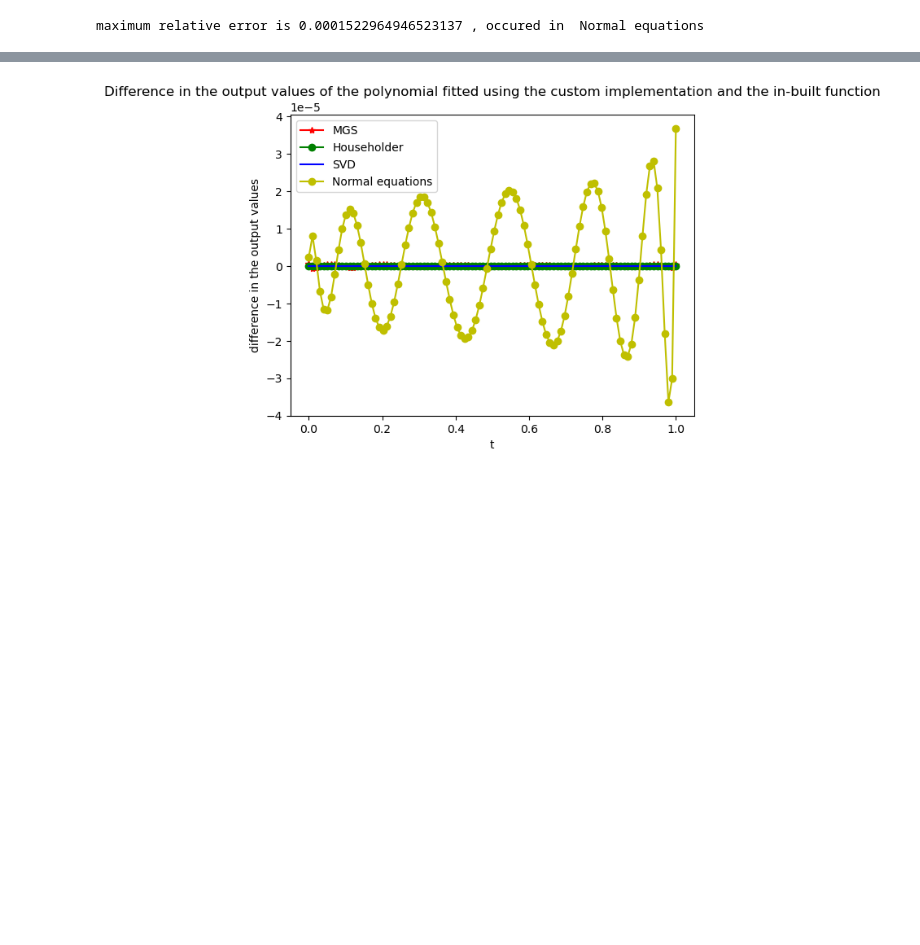
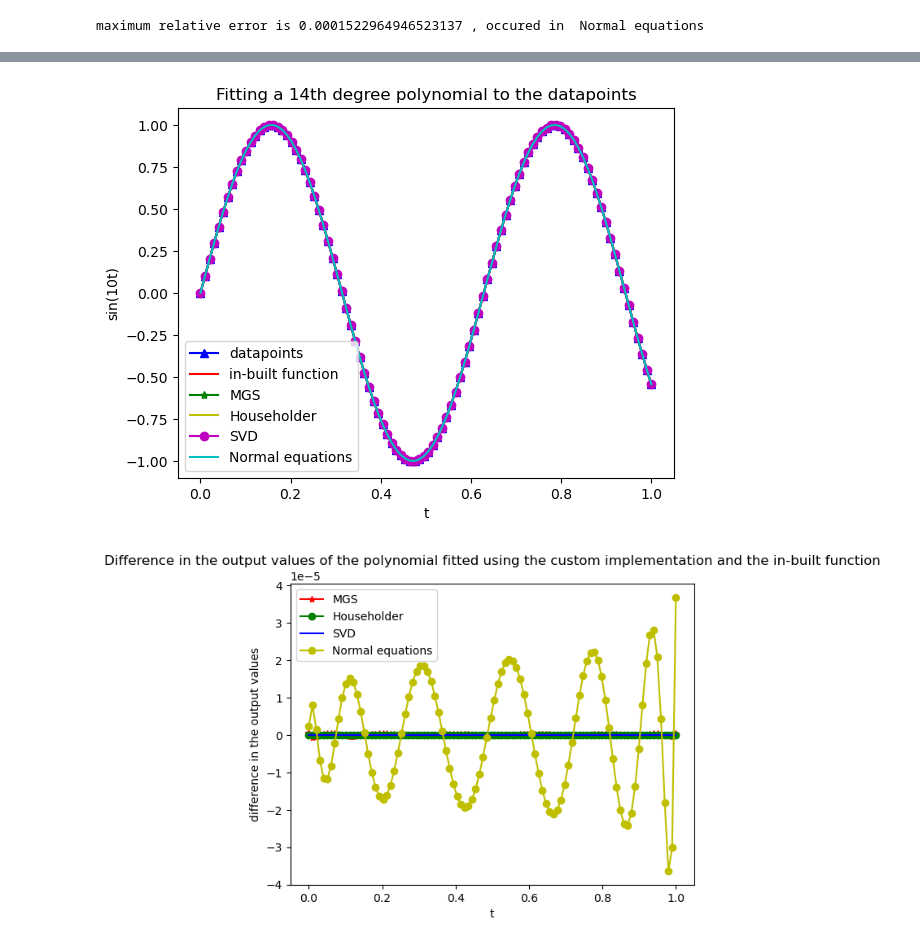
Before and after one commit to lochansurya/NLA, a Jupyter notebook: NLA/Assignment-4/QR.ipynb, the cells around one changed output, grey strips where cells are left out. Drawn from its saved outputs; the diff is of its cells as text; code cells hidden in the pictures; blank space fills up the shorter version.

```diff
--- a/NLA/Assignment-4/QR.ipynb
+++ b/NLA/Assignment-4/QR.ipynb
@@ -413,3 +482,19 @@ diff_normal=p_normal-p_inbuilt
+# %%
+"""plot the difference between the methods and the original function"""
+plt.plot(t,b,"b-^",label='datapoints')
+plt.plot(t,p_inbuilt, "r-",label='in-built function')
+plt.plot(t,p, "g-*",label='MGS')
+plt.plot(t,p_householder, "y-",label='Householder')
+plt.plot(t,p_svd, "m-o",label='SVD')
+plt.plot(t,p_normal, "c-",label='Normal equations')
+plt.legend()
+plt.xlabel("t")
+plt.ylabel("sin(10t)")
+plt.title("Fitting a 14th degree polynomial to the datapoints")
+plt.savefig('allpoly.png')
+plt.show()
+# %% [output]
+[figure, added]
 # %%
 """plot the difference in the output values of the polynomial fitted using the custom implementation and the in-built function"""
 plt.plot(t,diff_mgs,"r-*",label='MGS')
```
Also changed, not shown: parts of 9 cells of this notebook, 10 other files.
